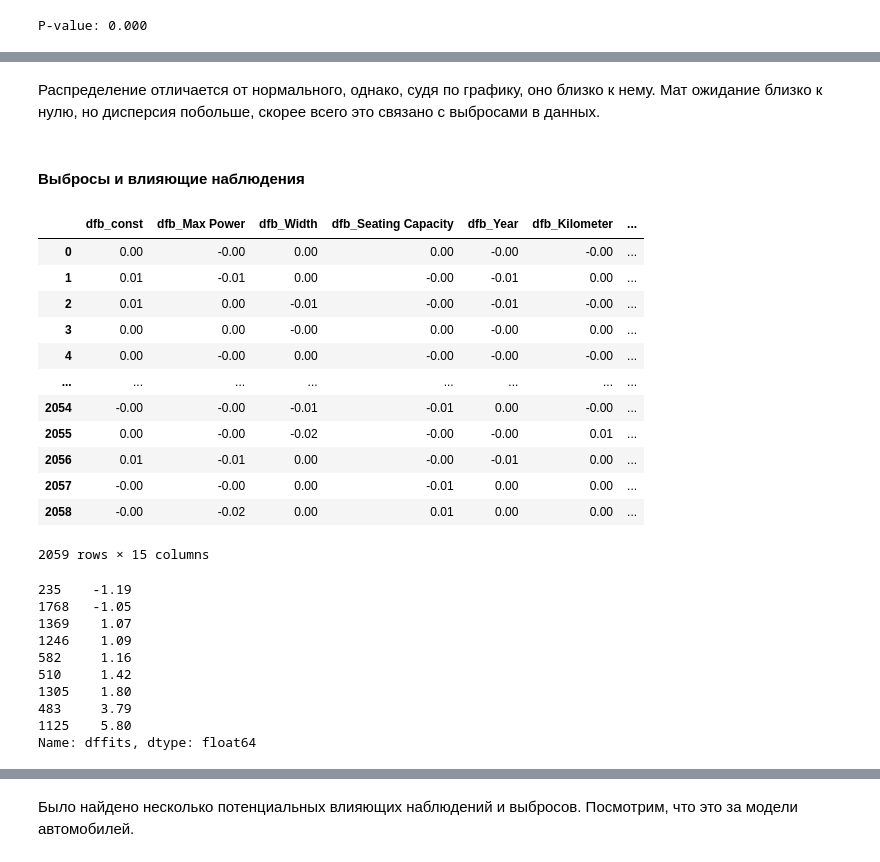
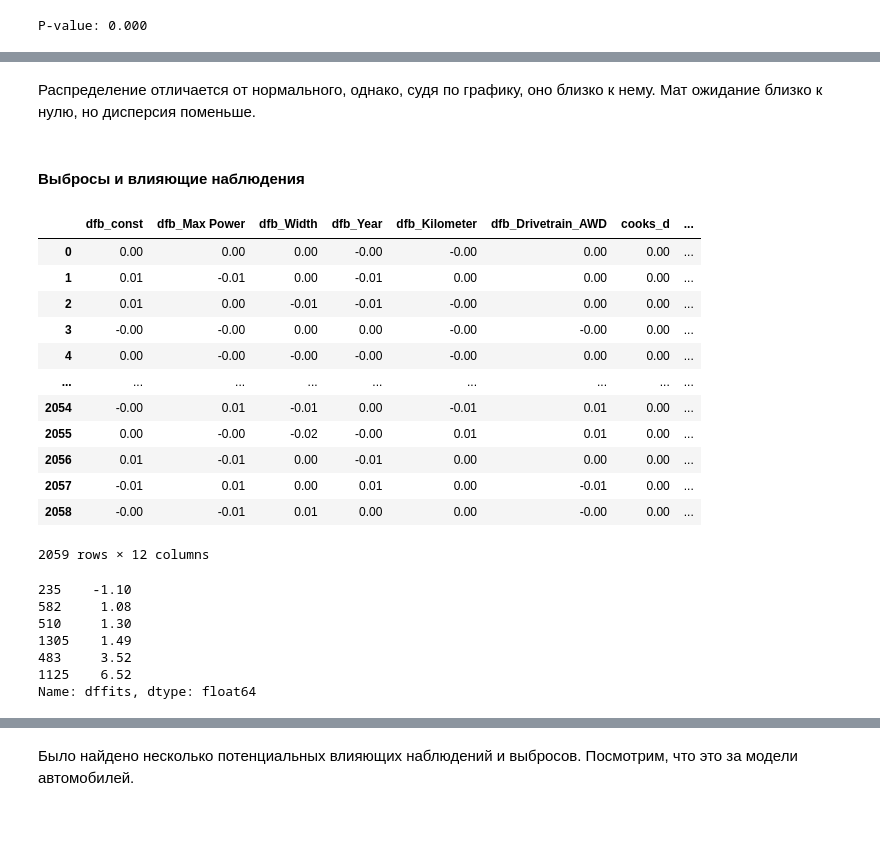
Before and after one commit to brshtsk/hell-in-python, a Jupyter notebook: Проект-авто.ipynb, the cells around one changed output, grey strips where cells are left out. Drawn from its saved outputs; the diff is of its cells as text; code cells hidden in the pictures; blank space fills up the shorter version.

```diff
--- a/Проект-авто.ipynb
+++ b/Проект-авто.ipynb
@@ -593,7 +510,7 @@ sns.heatmap(correlation_matrix[['Price']].sort_values(by='Price', ascending=Fals
 
 Они были отобраны с учетом отсутствия мультиколлинеарности. Теперь построим завершающий хит-мап, чтобы окончательно оценить подбор.
 # %%
-df_linear = pd.concat([df_quantity_columns[['Price', 'Max Power', 'Width', 'Seating Capacity', 'Year', 'Kilometer']], df_dummies[['Drivetrain_AWD', 'Drivetrain_RWD', 'Transmission_Automatic']]], axis=1)
+df_linear = pd.concat([df_quantity_columns[['Price', 'Max Power', 'Width', 'Year', 'Kilometer']], df_dummies[['Drivetrain_AWD', 'Drivetrain_RWD', 'Transmission_Automatic']]], axis=1)
 correlation_matrix = df_linear.corr()
 plt.figure(figsize=(12, 8))
 sns.heatmap(correlation_matrix, annot=True, cmap='coolwarm')
@@ -627,12 +542,12 @@ sns.heatmap(correlation_matrix, annot=True, cmap='coolwarm')
 ### Построим модель!
 # %%
 import statsmodels.api as sm
-df_model = df_linear.dropna(subset=['Price', 'Max Power', 'Width', 'Seating Capacity', 'Year', 'Kilometer', 'Drivetrain_AWD', 'Drivetrain_RWD', 'Transmission_Automatic'])
-x_mult = df_model[['Max Power', 'Width', 'Seating Capacity', 'Year', 'Kilometer', 'Drivetrain_AWD', 'Drivetrain_RWD', 'Transmission_Automatic']]
+df_model = df_linear.dropna(subset=['Price', 'Max Power', 'Width', 'Year', 'Kilometer', 'Drivetrain_AWD', 'Drivetrain_RWD', 'Transmission_Automatic'])
+x_mult = df_model[['Max Power', 'Width', 'Year', 'Kilometer', 'Drivetrain_AWD', 'Drivetrain_RWD', 'Transmission_Automatic']]
 y = df_model['Price']
 x_mult_const = sm.add_constant(x_mult)
-new_model = sm.OLS(y, x_mult_const).fit()
-print(new_model.summary())
+model = sm.OLS(y, x_mult_const).fit()
+print(model.summary())
 # %% [output]
                             OLS Regression Results
 ==============================================================================
@@ -689,0 +604,8 @@ new_pvals
+# %%
+import statsmodels.api as sm
+df_model = df_linear.dropna(subset=['Price', 'Max Power', 'Width', 'Year', 'Kilometer', 'Drivetrain_AWD'])
+x_mult = df_model[['Max Power', 'Width', 'Year', 'Kilometer', 'Drivetrain_AWD']]
+y = df_model['Price']
+x_mult_const = sm.add_constant(x_mult)
+model = sm.OLS(y, x_mult_const).fit()
+print(model.summary())
@@ -725,38 +683,35 @@ sns.distplot(new_model.resid, fit=stats.norm)
 # %% [markdown]
-Распределение отличается от нормального, однако, судя по графику, оно близко к нему. Мат ожидание близко к нулю, но дисперсия побольше, скорее всего это связано с выбросами в данных.
+Распределение отличается от нормального, однако, судя по графику, оно близко к нему. Мат ожидание близко к нулю, но дисперсия поменьше.
 # %% [markdown]
 #### Выбросы и влияющие наблюдения
 # %%
-influence = new_model.get_influence()
+influence = model.get_influence()
 inf_sum = influence.summary_frame()
 inf_sum
 # %% [output]
-|  | dfb_const | dfb_Max Power | dfb_Width | dfb_Seating Capacity | dfb_Year | dfb_Kilometer | ... |
-| 0 | 0.00 | -0.00 | 0.00 | 0.00 | -0.00 | -0.00 | ... |
-| 1 | 0.01 | -0.01 | 0.00 | -0.00 | -0.01 | 0.00 | ... |
-| 2 | 0.01 | 0.00 | -0.01 | -0.00 | -0.01 | -0.00 | ... |
-| 3 | 0.00 | 0.00 | -0.00 | 0.00 | -0.00 | 0.00 | ... |
-| 4 | 0.00 | -0.00 | 0.00 | -0.00 | -0.00 | -0.00 | ... |
-| ... | ... | ... | ... | ... | ... | ... | ... |
-| 2054 | -0.00 | -0.00 | -0.01 | -0.01 | 0.00 | -0.00 | ... |
-| 2055 | 0.00 | -0.00 | -0.02 | -0.00 | -0.00 | 0.01 | ... |
-| 2056 | 0.01 | -0.01 | 0.00 | -0.00 | -0.01 | 0.00 | ... |
-| 2057 | -0.00 | -0.00 | 0.00 | -0.01 | 0.00 | 0.00 | ... |
-| 2058 | -0.00 | -0.02 | 0.00 | 0.01 | 0.00 | 0.00 | ... |
+|  | dfb_const | dfb_Max Power | dfb_Width | dfb_Year | dfb_Kilometer | dfb_Drivetrain_AWD | cooks_d | ... |
+| 0 | 0.00 | 0.00 | 0.00 | -0.00 | -0.00 | 0.00 | 0.00 | ... |
+| 1 | 0.01 | -0.01 | 0.00 | -0.01 | 0.00 | 0.00 | 0.00 | ... |
+| 2 | 0.01 | 0.00 | -0.01 | -0.01 | -0.00 | 0.00 | 0.00 | ... |
+| 3 | -0.00 | -0.00 | 0.00 | 0.00 | -0.00 | -0.00 | 0.00 | ... |
+| 4 | 0.00 | -0.00 | -0.00 | -0.00 | -0.00 | 0.00 | 0.00 | ... |
+| ... | ... | ... | ... | ... | ... | ... | ... | ... |
+| 2054 | -0.00 | 0.01 | -0.01 | 0.00 | -0.01 | 0.01 | 0.00 | ... |
+| 2055 | 0.00 | -0.00 | -0.02 | -0.00 | 0.01 | 0.01 | 0.00 | ... |
+| 2056 | 0.01 | -0.01 | 0.00 | -0.01 | 0.00 | 0.00 | 0.00 | ... |
+| 2057 | -0.01 | 0.01 | 0.00 | 0.01 | 0.00 | -0.01 | 0.00 | ... |
+| 2058 | -0.00 | -0.01 | 0.01 | 0.00 | 0.00 | -0.00 | 0.00 | ... |
-2059 rows × 15 columns
+2059 rows × 12 columns
 # %%
 inf_sum['dffits'][(inf_sum['dffits']>1) | (inf_sum['dffits']<-1)].sort_values()
 # Потенциальные влияющие наблюдения
 # %% [output]
-235    -1.19
-1768   -1.05
-1369    1.07
-1246    1.09
-582     1.16
-510     1.42
-1305    1.80
-483     3.79
-1125    5.80
+235    -1.10
+582     1.08
+510     1.30
+1305    1.49
+483     3.52
+1125    6.52
 Name: dffits, dtype: float64
 # %%
 inf_sum['standard_resid'][(inf_sum['standard_resid']>3) | (inf_sum['standard_resid']<-3)].sort_values()
```
Also changed, not shown: parts of 55 cells of this notebook.
